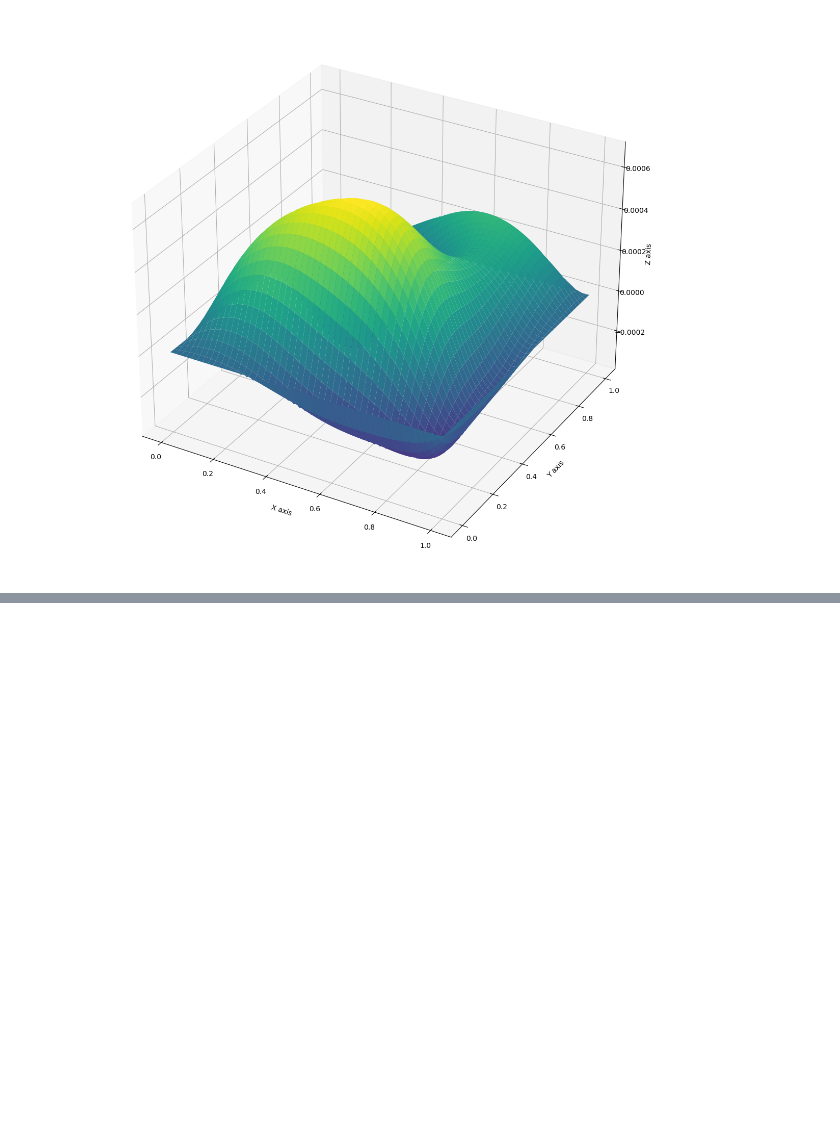
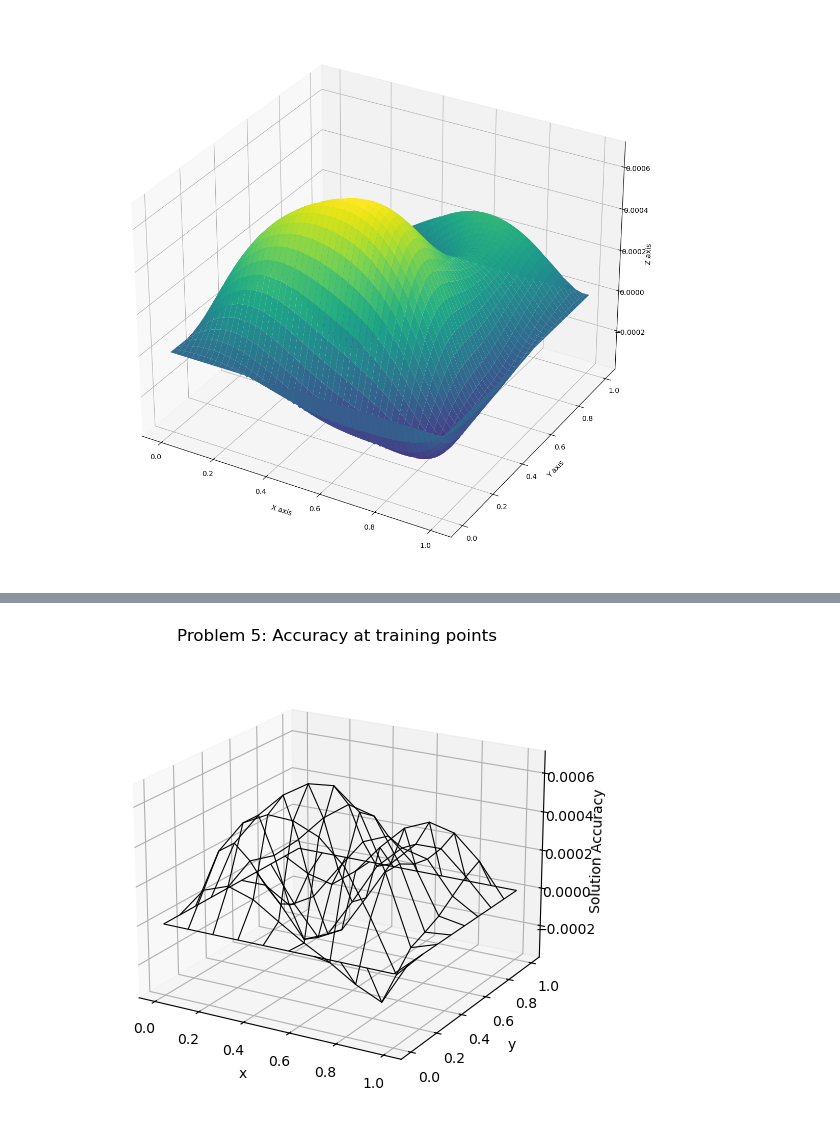
Before and after one commit to chezke/NNs-Differential-Equations-Solver, a Jupyter notebook: illustration.ipynb, the cells around one changed output, grey strips where cells are left out. Saved outputs shown, nothing was run; the diff lists cells and outputs as text; code cells hidden in the pictures; blank space fills up the shorter version.

```diff
--- a/illustration.ipynb
+++ b/illustration.ipynb
@@ -520,3 +435,95 @@ tensor(0.)
 Maximum abs error: 0.0006978733438671725
 (100, 100)
 [figure]
+# %%
+import numpy as np
+import torch
+import matplotlib.pyplot as plt
+
+
+# =========================
+# 1. exact solution
+# =========================
+def exact_solution(x, y):
+    return np.exp(-x) * (x + y**3)
+
+
+# =========================
+# 2. trial solution
+# =========================
+def trial_solution(inp, N):
+    """
+    inp: torch tensor of shape (num_points, 2)
+    N  : trained neural network
+    """
+    x = inp[:, 0:1]   # shape (n,1)
+    y = inp[:, 1:2]   # shape (n,1)
+
+    exp_neg_1 = torch.exp(torch.tensor(-1.0, dtype=inp.dtype, device=inp.device))
+
+    A = (1 - x) * y**3 \
+        + x * (1 + y**3) * exp_neg_1 \
+        + (1 - y) * x * (torch.exp(-x) - exp_neg_1) \
+        + y * ((1 + x) * torch.exp(-x) - (1 - x + 2 * x * exp_neg_1))
+
+    net_out = N(x, y)                  # should be (n,1)
+    net_out = net_out.reshape(-1, 1)   # force column shape
+
+    result = A + x * (1 - x) * y * (1 - y) * net_out
+    return result                      # shape (n,1)
+
+
+# =========================
+# 3. plot helper
+# =========================
+def plot_error_wireframe(N, num_points, title):
+    # grid
+    x = np.linspace(0, 1, num_points)
+    y = np.linspace(0, 1, num_points)
+    X, Y = np.meshgrid(x, y)
+
+    # exact solution
+    Z_exact = exact_solution(X, Y)
+
+    # neural solution
+    xy_pairs = torch.tensor(
+        np.column_stack([X.ravel(), Y.ravel()]),
+        dtype=torch.float32
+    )
+
+    with torch.no_grad():
+        Z_trial = trial_solution(xy_pairs, N).cpu().numpy().reshape(num_points, num_points)
+
+    # error
+    error = Z_trial - Z_exact
+
+    print(f"{title} - max abs error: {np.max(np.abs(error)):.6e}")
+    print(f"{title} - Z_trial shape: {Z_trial.shape}")
+    print(f"{title} - error shape: {error.shape}")
+
+    # plot
+    fig = plt.figure(figsize=(8, 6))
+    ax = fig.add_subplot(111, projection='3d')
+    ax.plot_wireframe(X, Y, error, color='black', linewidth=0.8)
+
+    ax.set_xlabel('x')
+    ax.set_ylabel('y')
+    ax.set_zlabel('Solution Accuracy')
+    ax.set_title(title)
+
+    # optional: make it look closer to the paper
+    ax.view_init(elev=20, azim=-60)
+
+    plt.show()
+
+
+# =========================
+# 4. reproduce Fig. 9 and Fig. 10
+# =========================
+
+# Fig. 9: training points = 10 x 10 = 100 points
+plot_error_wireframe(N, num_points=10, title='Problem 5: Accuracy at training points')
+
+# Fig. 10: test points = 30 x 30 = 900 points
+plot_error_wireframe(N, num_points=30, title='Problem 5: Accuracy at test points')
+# %% [output]
@@ -522,0 +533 @@ Maximum abs error: 0.0006978733438671725
+[figure, added]
```
Also changed, not shown: parts of 2 cells of this notebook.
